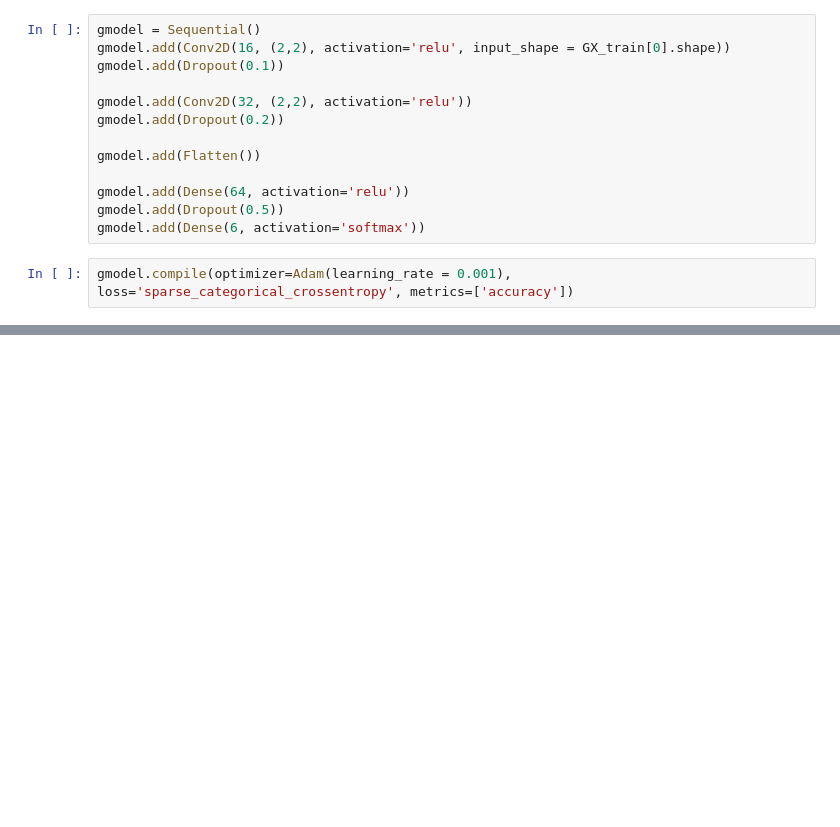
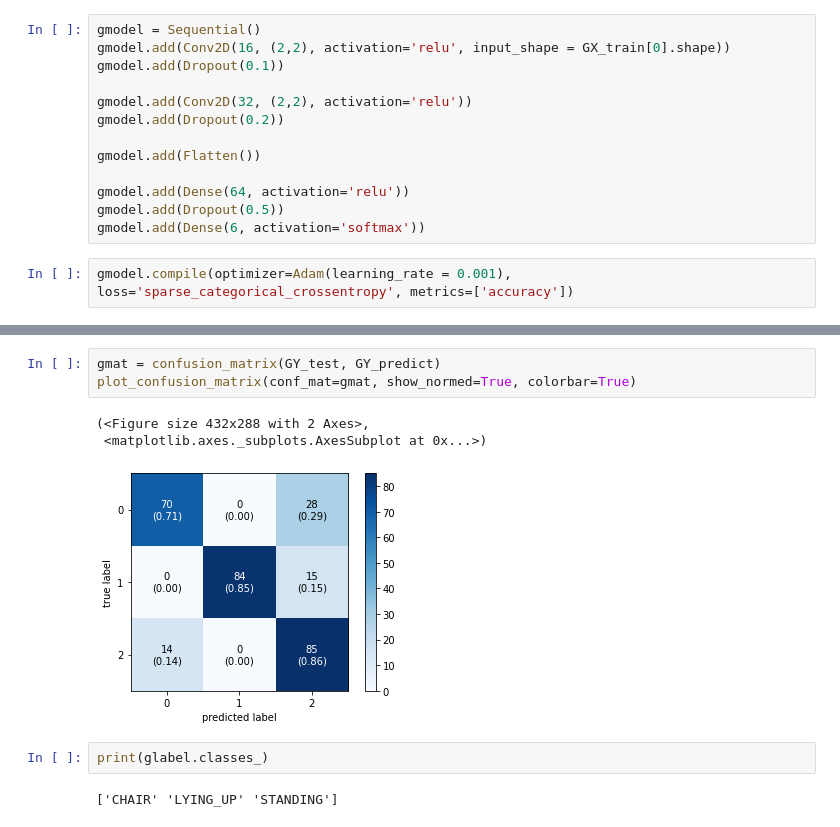
Before and after one commit to kartikvirendrar/Cristl, a Jupyter notebook: project2_HAR.ipynb, the cells around one changed output, grey strips where cells are left out. Drawn from its saved outputs; the diff is of its cells as text; blank space fills up the shorter version.

```diff
--- a/project2_HAR.ipynb
+++ b/project2_HAR.ipynb
@@ -281,0 +350,11 @@ Epoch 20/20
+# %%
+gmat = confusion_matrix(GY_test, GY_predict)
+plot_confusion_matrix(conf_mat=gmat, show_normed=True, colorbar=True)
+# %% [output]
+(<Figure size 432x288 with 2 Axes>,
+ <matplotlib.axes._subplots.AxesSubplot at 0x...>)
+[figure, added]
+# %%
+print(glabel.classes_)
+# %% [output]
+['CHAIR' 'LYING_UP' 'STANDING']
```
Also changed, not shown: parts of 11 cells of this notebook.
